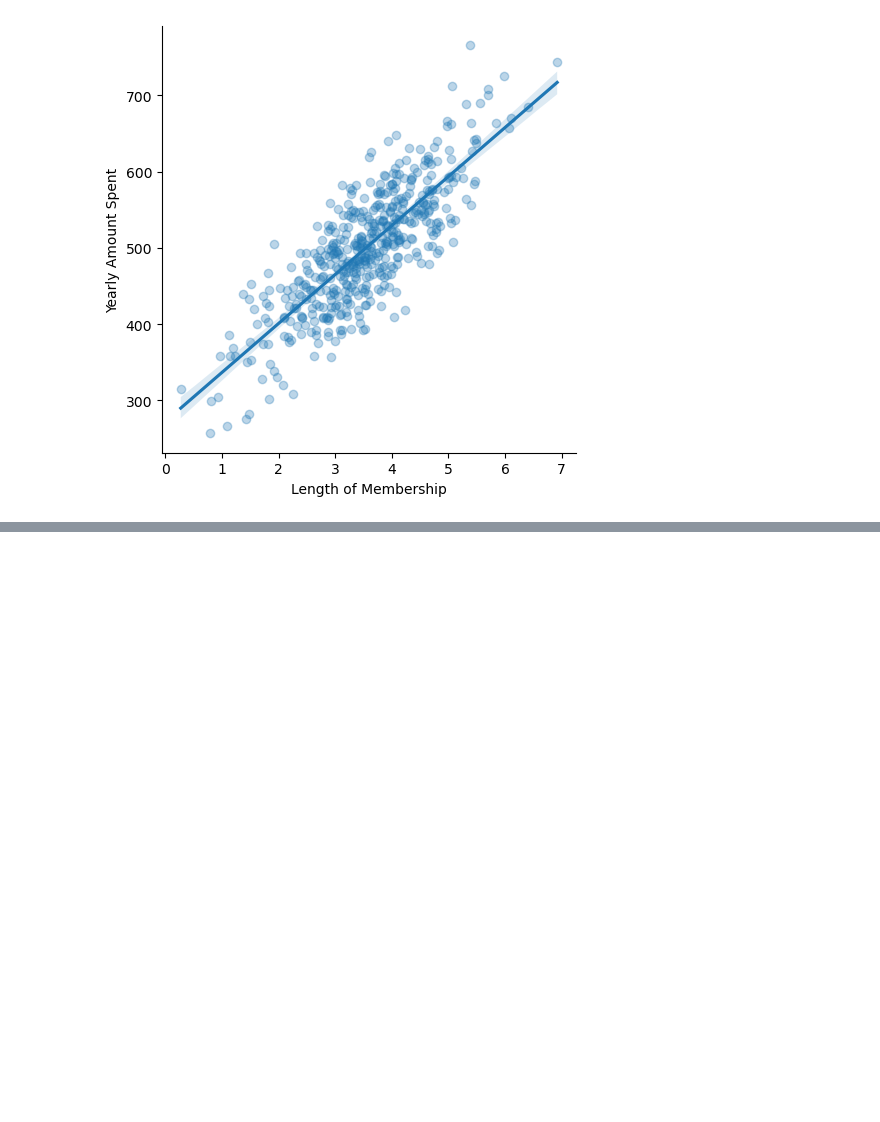
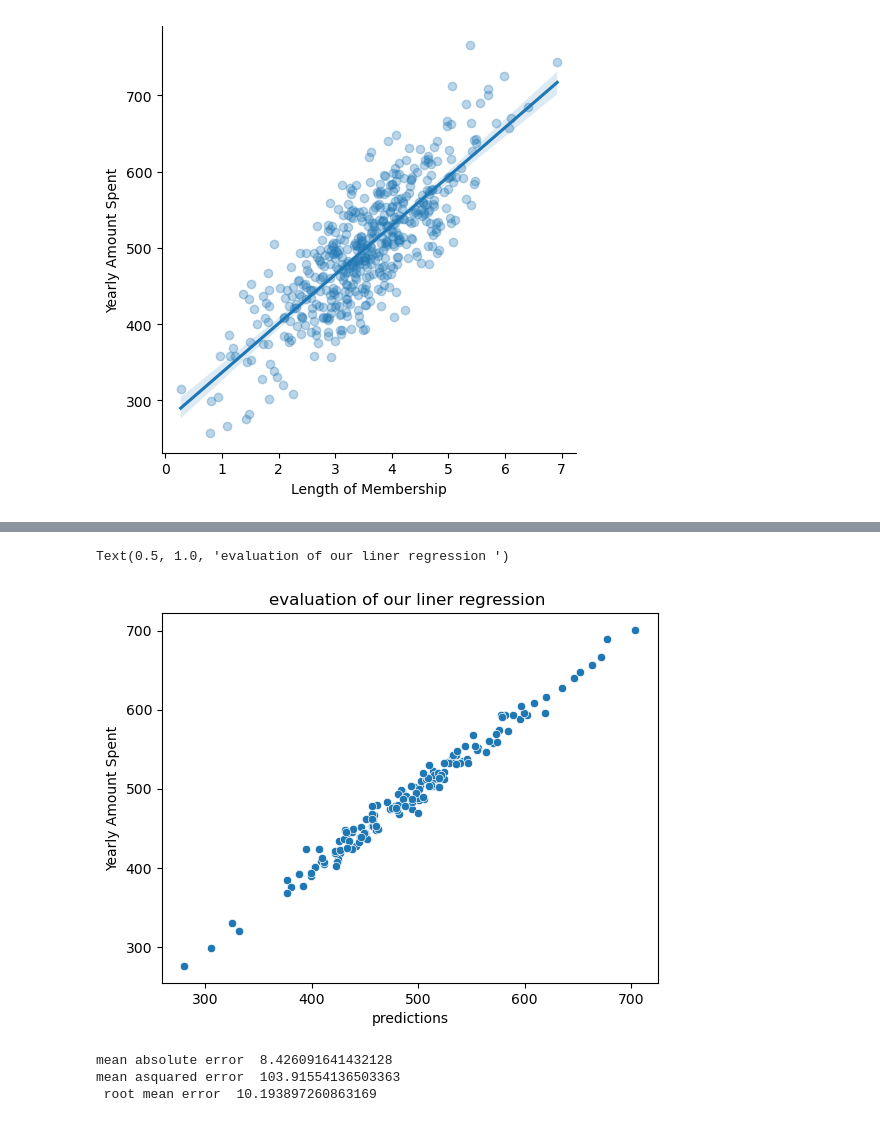
Before and after one commit to shivansh488/ml, a Jupyter notebook: tf/linear regression project/archive/Untitled.ipynb, the cells around one changed output, grey strips where cells are left out. Cells and saved outputs as stored; diff of their text form; code cells hidden in the pictures; blank space fills up the shorter version.

```diff
--- a/tf/linear regression project/archive/Untitled.ipynb
+++ b/tf/linear regression project/archive/Untitled.ipynb
@@ -66,0 +69,5 @@ sns.lmplot(x='Length of Membership',y='Yearly Amount Spent',data=df,scatter_kws=
+# %%
+x=df[['Avg. Session Length','Time on App','Time on Website','Length of Membership']]
+y=df['Yearly Amount Spent']
+# %%
+x_train,x_test,y_train,y_test = train_test_split(x,y,test_size=0.3,random_state=42)
@@ -66,0 +94,2 @@ sns.lmplot(x='Length of Membership',y='Yearly Amount Spent',data=df,scatter_kws=
+# %%
+lm=LinearRegression()
@@ -66,0 +115,2 @@ sns.lmplot(x='Length of Membership',y='Yearly Amount Spent',data=df,scatter_kws=
+# %%
+predictions=lm.predict(x_test)
@@ -66,0 +137,7 @@ sns.lmplot(x='Length of Membership',y='Yearly Amount Spent',data=df,scatter_kws=
+# %%
+sns.scatterplot(x=predictions, y=y_test)
+plt.xlabel("predictions")
+plt.title("evaluation of our liner regression ")
+# %% [output]
+Text(0.5, 1.0, 'evaluation of our liner regression ')
+[figure, added]
@@ -66,0 +147,8 @@ sns.lmplot(x='Length of Membership',y='Yearly Amount Spent',data=df,scatter_kws=
+# %%
+print("mean absolute error ",mean_absolute_error(y_test,predictions))
+print("mean asquared error ",mean_squared_error(y_test,predictions))
+print(" root mean error ",math.sqrt(mean_squared_error(y_test,predictions)))
+# %% [output]
+mean absolute error  8.426091641432128
+mean asquared error  103.91554136503363
+ root mean error  10.193897260863169
```
Also changed, not shown: parts of 15 cells of this notebook.
